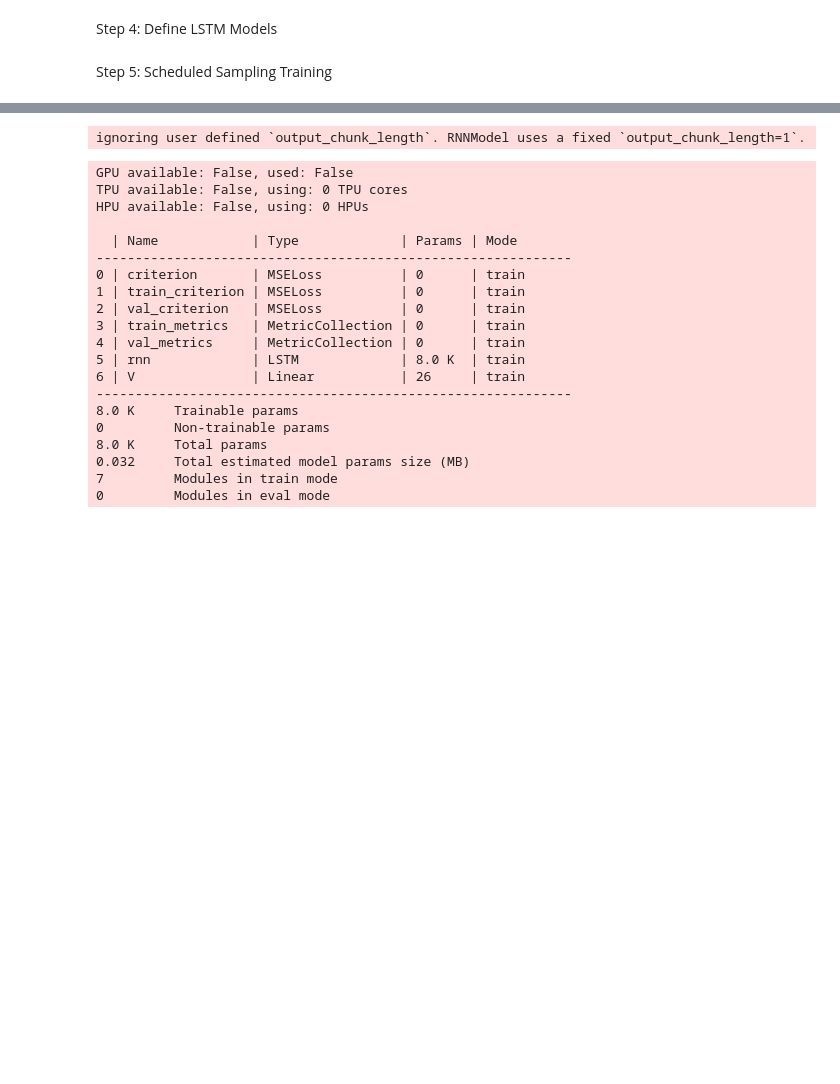
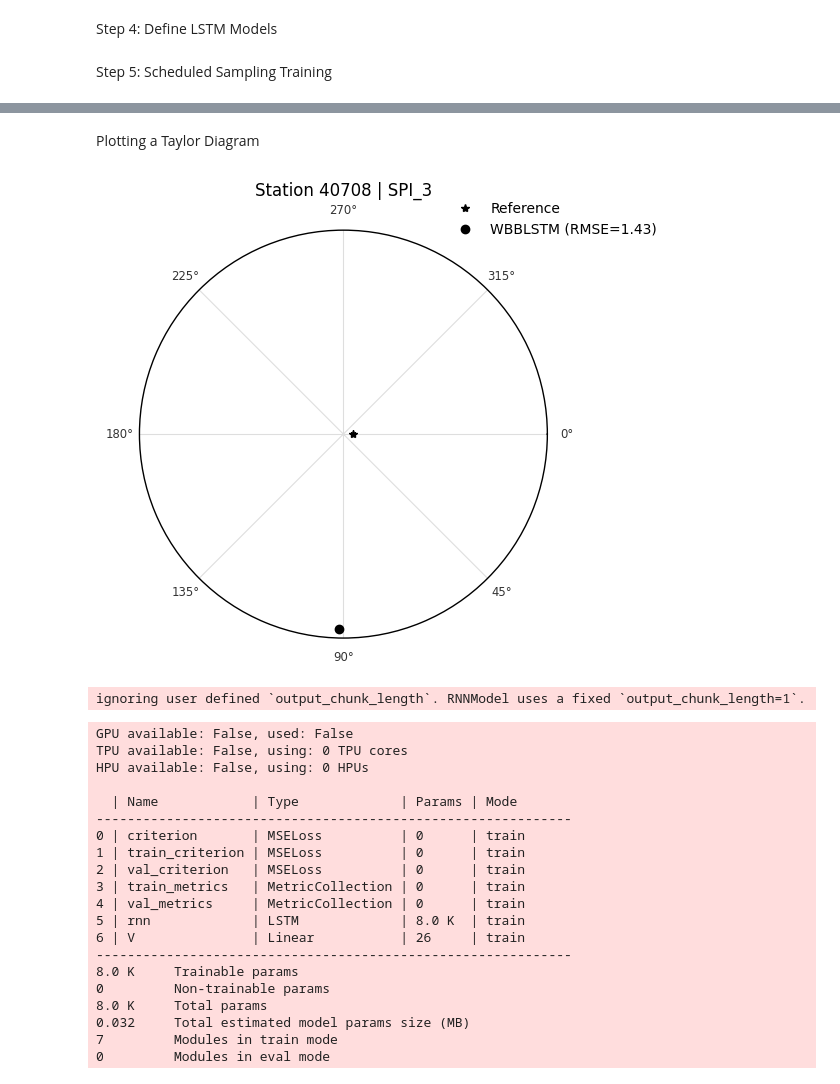
Before and after one commit to varastuian/PredictionDroughtUsingLSTM-, a Jupyter notebook: Codes/main.ipynb, the cells around one changed output, grey strips where cells are left out. Saved outputs shown, nothing was run; the diff lists cells and outputs as text; code cells hidden in the pictures; blank space fills up the shorter version.

```diff
--- a/Codes/main.ipynb
+++ b/Codes/main.ipynb
@@ -117,7 +117,11 @@ def prepare_all_sequences(all_spi_data, window_size=12):
                 continue
 
             # Drop NaNs
-            spi_series = spi_df[col].dropna().values.reshape(-1, 1)
+            non_nan_mask = spi_df[col].notna()
+            spi_series = spi_df.loc[non_nan_mask, col].values.reshape(-1, 1)
+            ds_series = spi_df.loc[non_nan_mask, 'ds'].values.reshape(-1, 1)
+
+            # spi_series = spi_df[col].dropna().values.reshape(-1, 1)
             if len(spi_series) <= window_size:
                 continue  # Not enough data
 
@@ -142,6 +146,7 @@ def prepare_all_sequences(all_spi_data, window_size=12):
                 'input_seq': input_seq,
                 'target_seq': target_seq,
                 'spi_scaled': spi_scaled,
+                'ds_series': ds_series,
             }
 
         if station_result:
@@ -311,3 +440,51 @@ training_params = {
+# %% [markdown]
+Plotting a Taylor Diagram
+# %%
+import matplotlib.pyplot as plt
+import numpy as np
+
+def taylor_diagram(std_ref, models_stats, title="Taylor Diagram"):
+    """
+    std_ref : float
+        standard deviation of reference.
+    models_stats : dict
+        { model_name: (std_ref, std_model, corrcoef, rmse) }
+    """
+    fig = plt.figure(figsize=(6,6))
+    ax = fig.add_subplot(111, polar=True)
+    ax.set_theta_zero_location('E')
+    ax.set_theta_direction(-1)
+
+    # radial limits
+    maxstd = max(v[1] for v in models_stats.values()) * 1.1
+    ax.set_rmax(maxstd)
+    ax.set_rticks(np.linspace(0, maxstd, 4))
+    ax.set_rlabel_position(135)
+    ax.grid(True)
+
+    # plot reference point
+    ax.plot(0, std_ref, 'k*', label='Reference')
+
+    # plot each model
+    for name, (std_o, std_p, corr, rmse) in models_stats.items():
+        theta = np.arccos(corr)  # angle from zero
+        ax.plot(theta, std_p, 'o', label=f"{name} (RMSE={rmse:.2f})")
+
+    ax.legend(loc='upper right', bbox_to_anchor=(1.3, 1.1))
+    ax.set_title(title)
+    plt.tight_layout()
+    plt.show()
+
+
+
+
+for station_id, timescale_dict in results.items():
+    for timescale, stats in timescale_dict.items():
+        std_ref = next(iter(stats.values()))[0]  # same for every model
+        title = f"Station {station_id} | {timescale}"
+        taylor_diagram(std_ref, stats, title=title)
+# %% [output]
+[figure, added]
 # %%
 
 from darts import TimeSeries
```
Also changed, not shown: parts of 5 cells of this notebook.
